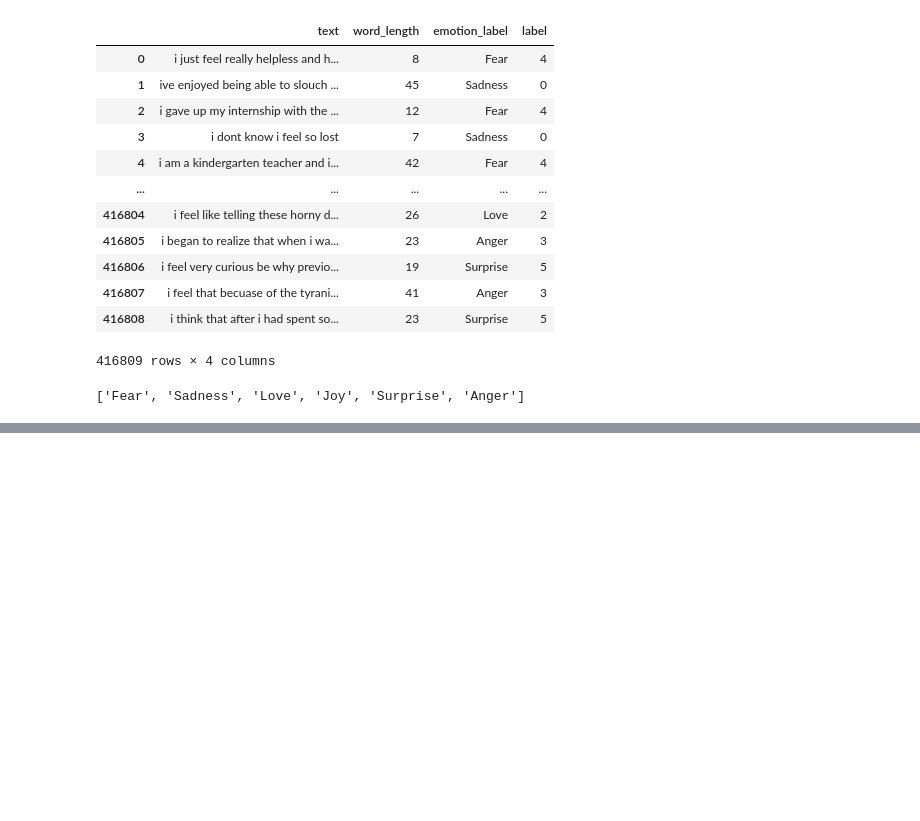
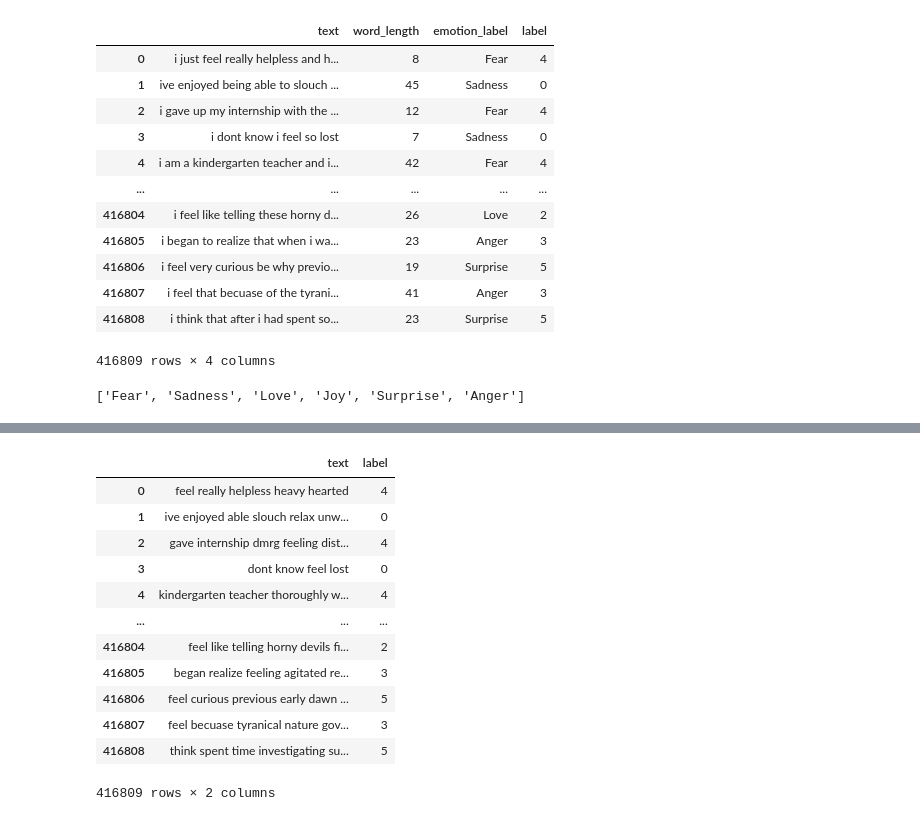
Before and after one commit to jasonchiahs/Emotion-Text-Detection, a Jupyter notebook: data-exploration.ipynb, the cells around one changed output, grey strips where cells are left out. Drawn from its saved outputs; the diff is of its cells as text; code cells hidden in the pictures; blank space fills up the shorter version.

```diff
--- a/data-exploration.ipynb
+++ b/data-exploration.ipynb
@@ -166,0 +196,33 @@ plt.imshow(sadness_worldcloud, interpolation='bilinear')
+# %%
+def preprocessing_text(text):
+    text = text.str.lower()
+    text = text.str.replace(r'http\S+', '', regex=True)
+    text = text.str.replace(r'[^\w\s]', '', regex=True)
+    text = text.str.replace(r'\s+', ' ', regex=True)
+    text = text.str.replace(r'\d+', '', regex=True)
+    text = text.str.strip()
+    return text
+
+def remove_stopwords(sentence):
+    stop_words  = set(stopwords.words('english'))
+    filtered_sentence = [word for word in sentence.split() if word not in stop_words]
+    return ' '.join(filtered_sentence)
+# %%
+emotion_dataset['text'] = preprocessing_text(emotion_dataset['text'])
+emotion_dataset['text'] = emotion_dataset['text'].apply(remove_stopwords)
+# %%
+emotion_dataset
+# %% [output]
+|  | text | label |
+| 0 | feel really helpless heavy hearted | 4 |
+| 1 | ive enjoyed able slouch relax unw... | 0 |
+| 2 | gave internship dmrg feeling dist... | 4 |
+| 3 | dont know feel lost | 0 |
+| 4 | kindergarten teacher thoroughly w... | 4 |
+| ... | ... | ... |
+| 416804 | feel like telling horny devils fi... | 2 |
+| 416805 | began realize feeling agitated re... | 3 |
+| 416806 | feel curious previous early dawn ... | 5 |
+| 416807 | feel becuase tyranical nature gov... | 3 |
+| 416808 | think spent time investigating su... | 5 |
+416809 rows × 2 columns
```
Also changed, not shown: parts of 6 cells of this notebook.
